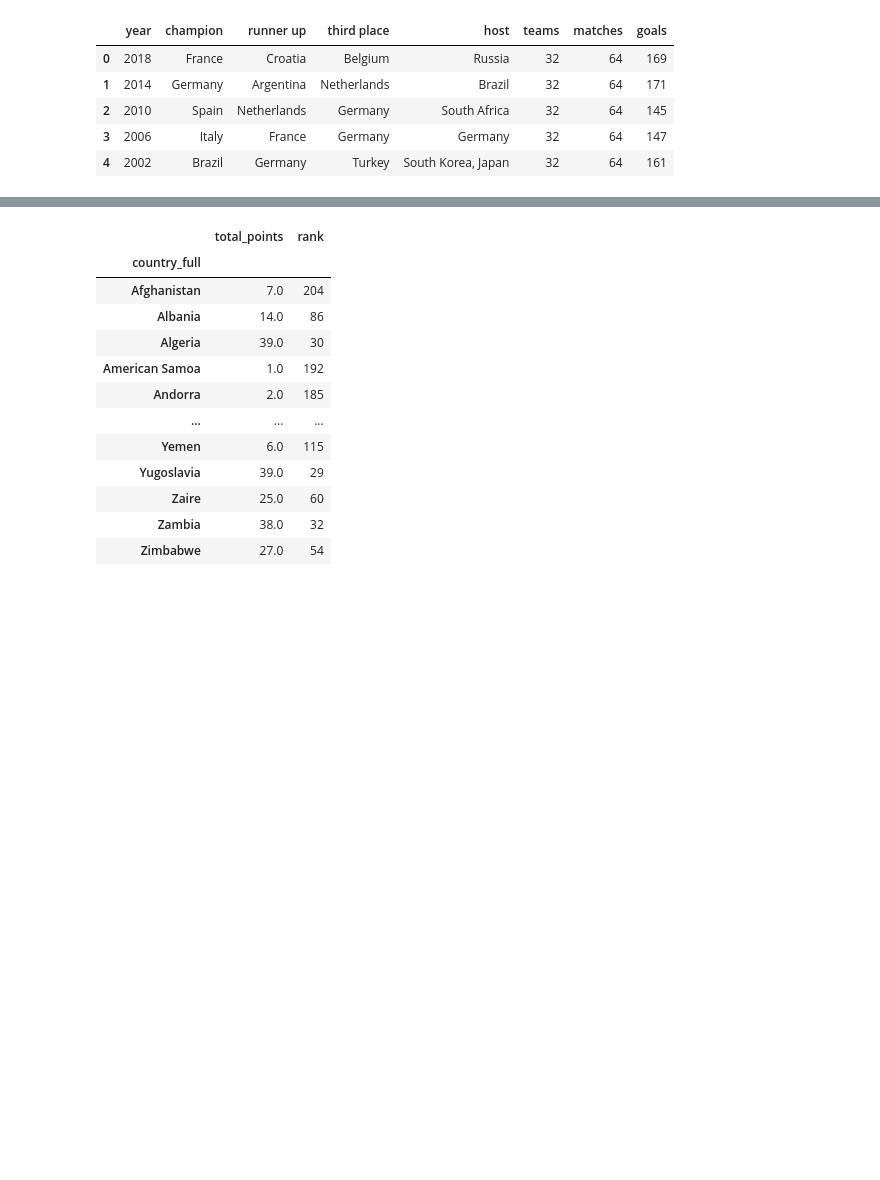
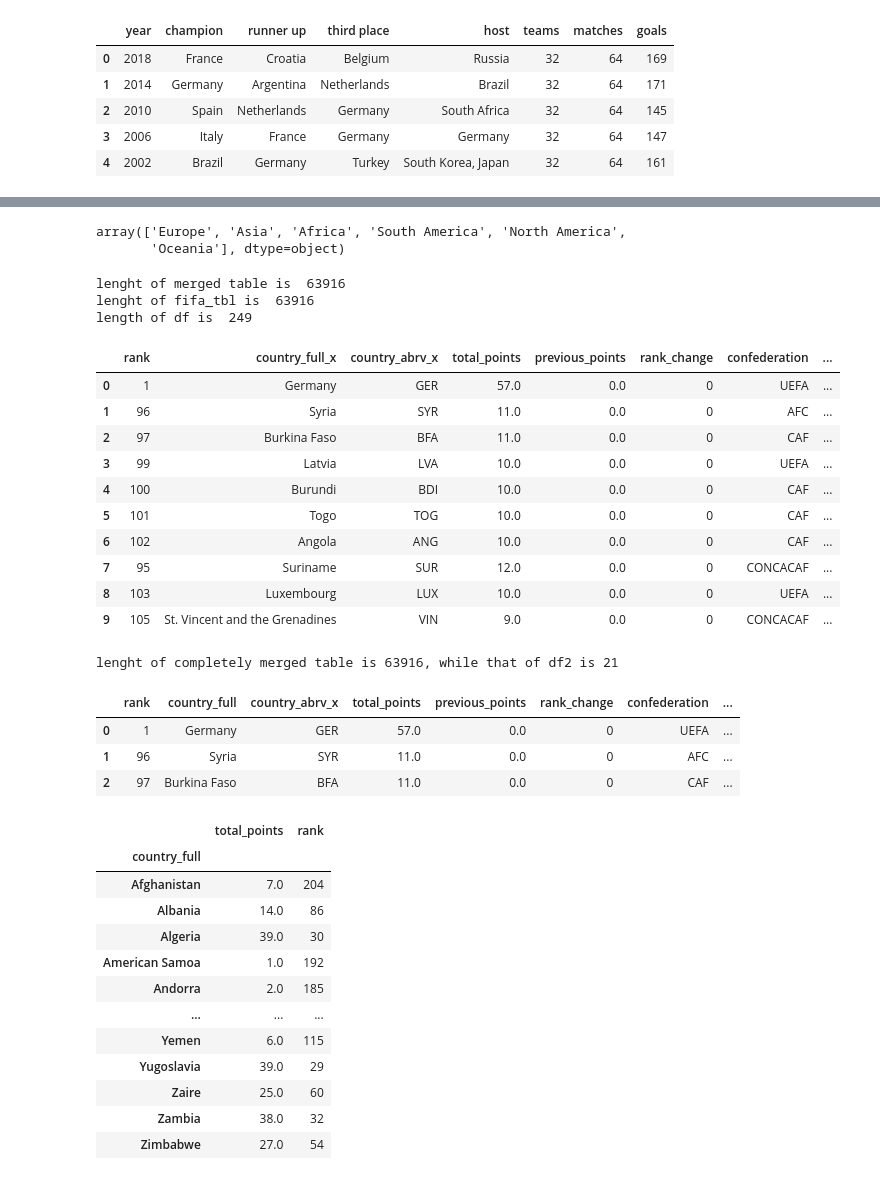
Before and after one commit to philipebuka/Fifa-analysis, a Jupyter notebook: Untitled.ipynb, the cells around one changed output, grey strips where cells are left out. Drawn from its saved outputs; the diff is of its cells as text; code cells hidden in the pictures; blank space fills up the shorter version.

```diff
--- a/Untitled.ipynb
+++ b/Untitled.ipynb
@@ -73,0 +150,2 @@ Name: country_full, Length: 224, dtype: int64
+# %%
+fifa['continent_x'].fillna(fifa['country_full_x'], inplace =True)
@@ -73,0 +171,35 @@ Name: country_full, Length: 224, dtype: int64
+# %%
+fifa['continent_x'].replace({'St. Vincent and the Grenadines': 'North America', 'Tanzania':'Africa','Tahiti':'Oceania', 'Scotland':'Europe', 'Wales':'Europe', 'Yugoslavia' : 'Europe', 'Czechoslovakia':'Europe', 'England':'Europe', 'Zaire':'Africa',
+       'Northern Ireland':'Europe', 'Vietnam':'Asia', 'St. Kitts and Nevis':'North America','Chinese Taipei':'Asia', 'Palestine':'Asia', 'Serbia and Montenegro':'Europe','St. Vincent / Grenadines':'Europe', 'Netherlands Antilles':'Europe', 'Kosovo':'Europe'}, inplace=True)
+# %%
+fifa.continent_x.unique()
+# %% [output]
+array(['Europe', 'Asia', 'Africa', 'South America', 'North America',
+       'Oceania'], dtype=object)
+# %%
+print("lenght of merged table is ", len(fifa))
+print("lenght of fifa_tbl is ", len(fifa_tbl))
+print('length of df is ', len(df))
+# %% [output]
+lenght of merged table is  63916
+lenght of fifa_tbl is  63916
+length of df is  249
+# %%
+fifa1 = pd.merge(left= fifa, how= 'left', right= df2, left_on= 'year', right_on='year')
+fifa1.head(10)
+# %% [output]
+|  | rank | country_full_x | country_abrv_x | total_points | previous_points | rank_change | confederation | ... |
+| 0 | 1 | Germany | GER | 57.0 | 0.0 | 0 | UEFA | ... |
+| 1 | 96 | Syria | SYR | 11.0 | 0.0 | 0 | AFC | ... |
+| 2 | 97 | Burkina Faso | BFA | 11.0 | 0.0 | 0 | CAF | ... |
+| 3 | 99 | Latvia | LVA | 10.0 | 0.0 | 0 | UEFA | ... |
+| 4 | 100 | Burundi | BDI | 10.0 | 0.0 | 0 | CAF | ... |
+| 5 | 101 | Togo | TOG | 10.0 | 0.0 | 0 | CAF | ... |
+| 6 | 102 | Angola | ANG | 10.0 | 0.0 | 0 | CAF | ... |
+| 7 | 95 | Suriname | SUR | 12.0 | 0.0 | 0 | CONCACAF | ... |
+| 8 | 103 | Luxembourg | LUX | 10.0 | 0.0 | 0 | UEFA | ... |
+| 9 | 105 | St. Vincent and the Grenadines | VIN | 9.0 | 0.0 | 0 | CONCACAF | ... |
+# %%
+print(f"lenght of completely merged table is {len(fifa1)}, while that of df2 is {len(df2)}" )
+# %% [output]
+lenght of completely merged table is 63916, while that of df2 is 21
@@ -73,0 +208,7 @@ Name: country_full, Length: 224, dtype: int64
+# %%
+fifa1.head(3)
+# %% [output]
+|  | rank | country_full | country_abrv_x | total_points | previous_points | rank_change | confederation | ... |
+| 0 | 1 | Germany | GER | 57.0 | 0.0 | 0 | UEFA | ... |
+| 1 | 96 | Syria | SYR | 11.0 | 0.0 | 0 | AFC | ... |
+| 2 | 97 | Burkina Faso | BFA | 11.0 | 0.0 | 0 | CAF | ... |
```
Also changed, not shown: parts of 23 cells of this notebook, 1 other file.
